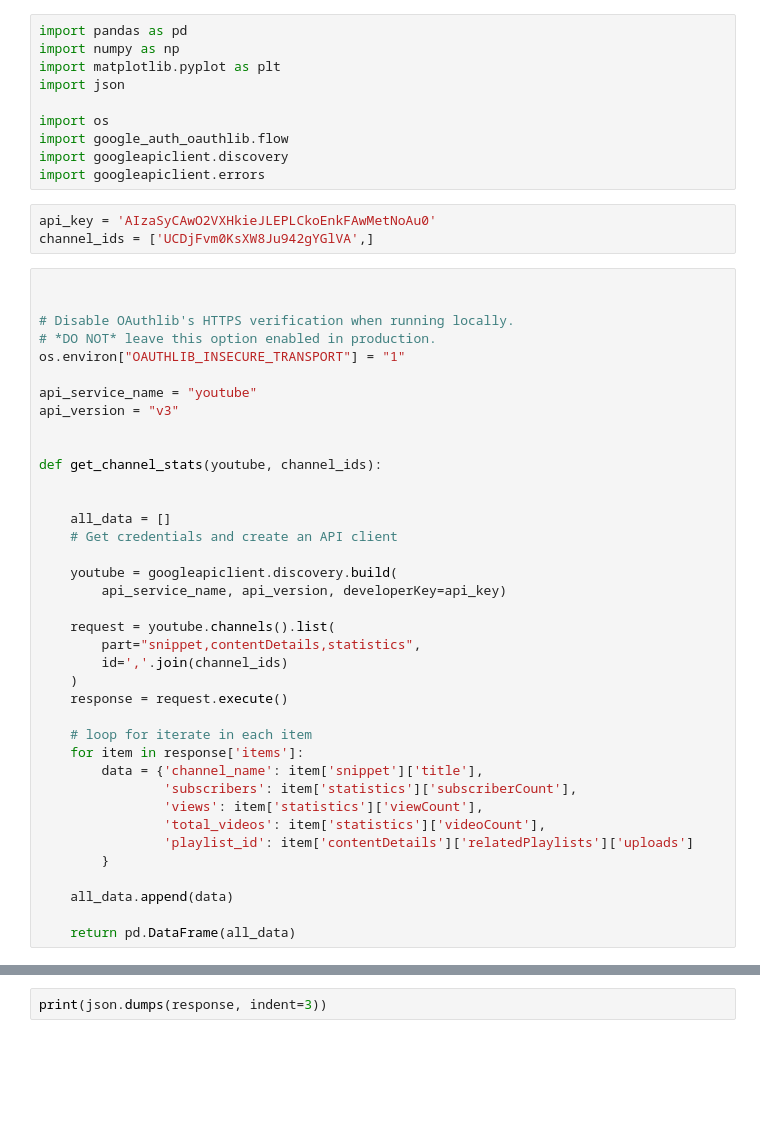
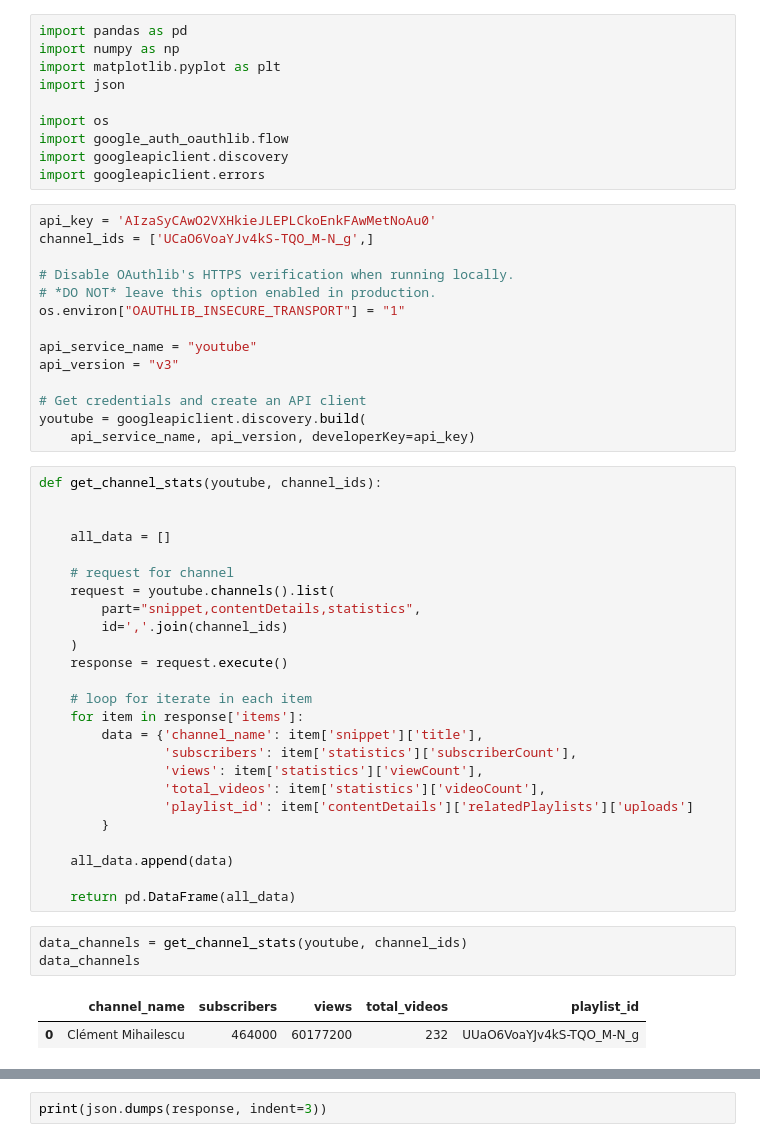
Before and after one commit to AlejMrv/data-analysis-youtube-with-api-connection, a Jupyter notebook: youtube-analysis.ipynb, the cells around one changed output, grey strips where cells are left out. Saved outputs shown, nothing was run; the diff lists cells and outputs as text; blank space fills up the shorter version.

```diff
--- a/youtube-analysis.ipynb
+++ b/youtube-analysis.ipynb
@@ -10,27 +10,25 @@ import googleapiclient.discovery
 import googleapiclient.errors
 # %%
 api_key = 'AIzaSyCAwO2VXHkieJLEPLCkoEnkFAwMetNoAu0'
-channel_ids = ['UCDjFvm0KsXW8Ju942gYGlVA',]
+channel_ids = ['UCaO6VoaYJv4kS-TQO_M-N_g',]
+
+# Disable OAuthlib's HTTPS verification when running locally.
+# *DO NOT* leave this option enabled in production.
+os.environ["OAUTHLIB_INSECURE_TRANSPORT"] = "1"
+
+api_service_name = "youtube"
+api_version = "v3"
+
+# Get credentials and create an API client
+youtube = googleapiclient.discovery.build(
+    api_service_name, api_version, developerKey=api_key)
 # %%
-
-
-# Disable OAuthlib's HTTPS verification when running locally.
-# *DO NOT* leave this option enabled in production.
-os.environ["OAUTHLIB_INSECURE_TRANSPORT"] = "1"
-
-api_service_name = "youtube"
-api_version = "v3"
-
-
 def get_channel_stats(youtube, channel_ids):
 
 
     all_data = []
-    # Get credentials and create an API client
 
-    youtube = googleapiclient.discovery.build(
-        api_service_name, api_version, developerKey=api_key)
-
+    # request for channel
     request = youtube.channels().list(
         part="snippet,contentDetails,statistics",
         id=','.join(channel_ids)
@@ -49,3 +47,9 @@ def get_channel_stats(youtube, channel_ids):
     all_data.append(data)
 
     return pd.DataFrame(all_data)
+# %%
+data_channels = get_channel_stats(youtube, channel_ids)
+data_channels
+# %% [output]
+|  | channel_name | subscribers | views | total_videos | playlist_id |
+| 0 | Clément Mihailescu | 464000 | 60177200 | 232 | UUaO6VoaYJv4kS-TQO_M-N_g |
```
Also changed, not shown: parts of 8 cells of this notebook.
